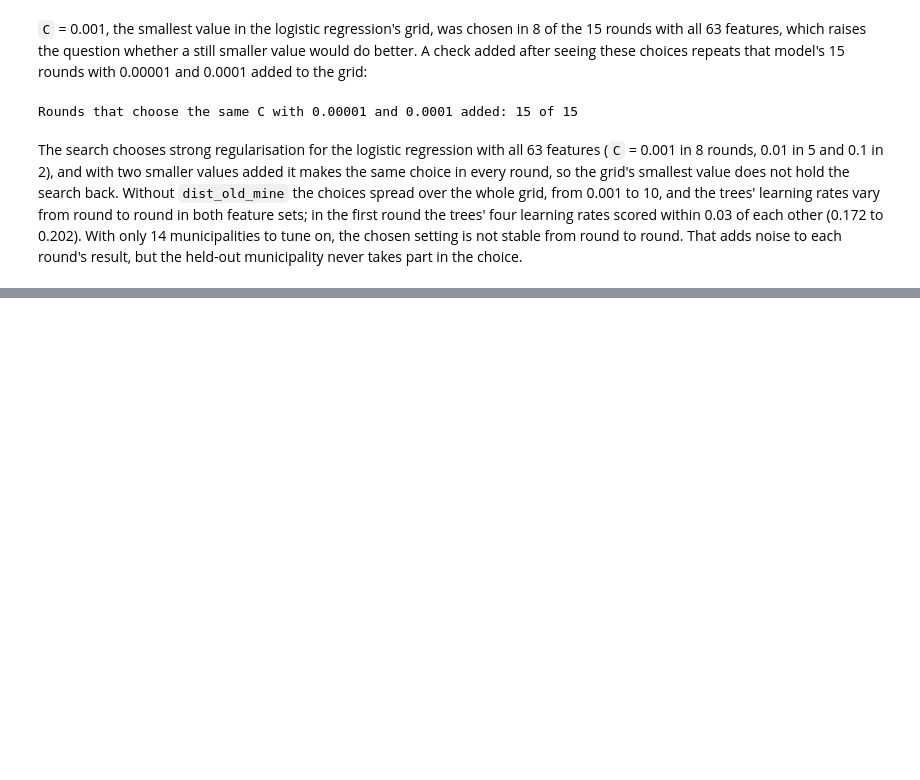
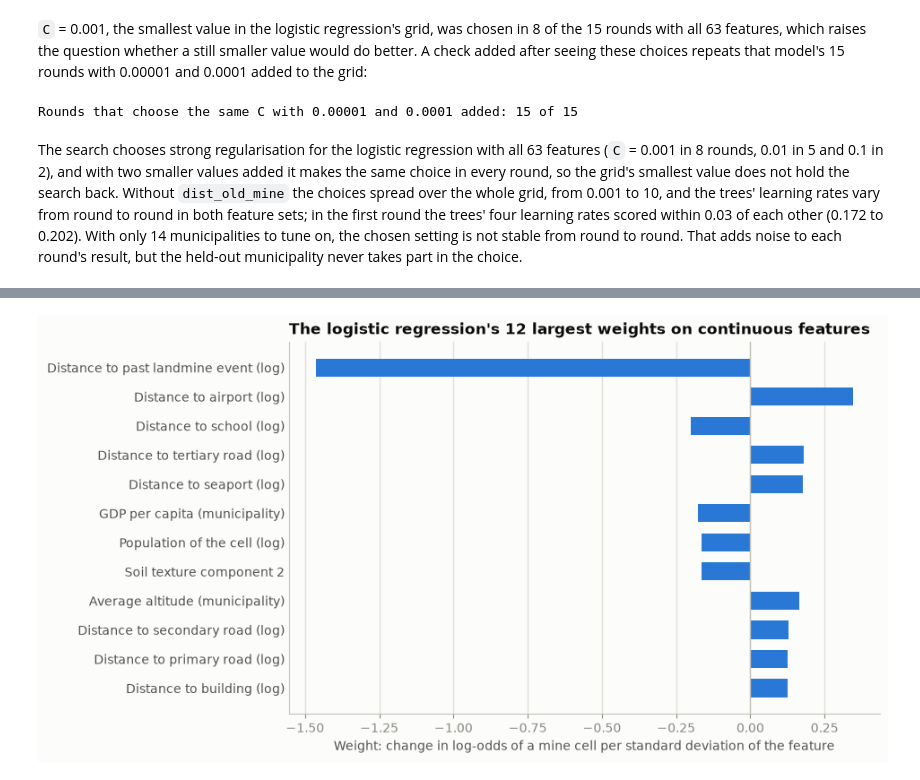
Before and after one commit to travisrcarlson/applied-machine-learning-project, a Jupyter notebook: modeling.ipynb, the cells around one changed output, grey strips where cells are left out. Drawn from its saved outputs; the diff is of its cells as text; code cells hidden in the pictures; blank space fills up the shorter version.

```diff
--- a/modeling.ipynb
+++ b/modeling.ipynb
@@ -868,0 +1195,30 @@ The search chooses strong regularisation for the logistic regression with all 63
+# %%
+FEATURE_LABELS = {
+    "elevation": "Elevation", "rainfall": "Annual rainfall", "temperature": "Average temperature",
+    "population_2012": "Population of the cell (log)", "No. Víctimas por Declaración": "Declared conflict victims (municipality)",
+    "airports_dist": "Distance to airport (log)", "seaport_dist": "Distance to seaport (log)",
+    "settlement_dist": "Distance to settlement (log)", "finance_dist": "Distance to financial institution (log)",
+    "edu_dist": "Distance to school (log)", "buildings_dist": "Distance to building (log)",
+    "waterways_dist": "Distance to waterway (log)", "coca_dist": "Distance to coca crops (log)",
+    "dist_roads_t1": "Distance to primary road (log)", "dist_roads_t2": "Distance to secondary road (log)",
+    "dist_roads_t3": "Distance to tertiary road (log)", "dist_old_mine": "Distance to past landmine event (log)",
+    "soil_texture15_trans1": "Soil texture component 1", "soil_texture15_trans2": "Soil texture component 2",
+    "nighttime_lights_2012": "Night-time lights (log)", "hist_mines": "Past landmine accidents (municipality)",
+    "retro_pobl_tot": "Population (municipality)", "indrural": "Rural index (municipality)",
+    "areaoficialkm2": "Area (municipality)", "altura": "Average altitude (municipality)",
+    "discapital": "Distance to Medellín (municipality, log)", "pib_percapita_cons": "GDP per capita (municipality)"}
+
+final_search = GridSearchCV(make_logistic_regression(FEATURES_63), LR_GRID, scoring="average_precision",
+                            cv=INNER_CV, n_jobs=-1).fit(X, y, groups=groups)
+final_model = final_search.best_estimator_
+names = final_model.named_steps["preprocess"].get_feature_names_out()
+lr_weights = pd.Series(final_model.named_steps["model"].coef_[0], index=names)
+print(f"C chosen on all 15 municipalities: {final_search.best_params_['model__C']}")
+
+continuous_weights = lr_weights[CONTINUOUS]
+largest = continuous_weights.reindex(continuous_weights.abs().sort_values(ascending=False).index[:12])
+display(largest.rename("weight").to_frame().assign(feature=lambda t: t.index.map(FEATURE_LABELS)).round(3))
+onehot_weights = lr_weights[ONEHOT]
+print("Largest one-hot weights (the change for belonging to the class, so not on the same scale):")
+print(onehot_weights.reindex(onehot_weights.abs().sort_values(ascending=False).index[:5]).round(3).to_string())
+print(f"\nElevation weight {lr_weights['elevation']:.3f}; temperature weight {lr_weights['temperature']:.3f}")
@@ -868,0 +1248,13 @@ The search chooses strong regularisation for the logistic regression with all 63
+# %%
+shown = largest.iloc[::-1]
+fig, ax = plt.subplots(figsize=(8.5, 5.4))
+ax.barh([FEATURE_LABELS[c] for c in shown.index], shown, color=COLOURS["Logistic regression"], height=0.62)
+ax.axvline(0, color=BASELINE, linewidth=1)
+ax.set_title("The logistic regression's 12 largest weights on continuous features")
+ax.set_xlabel("Weight: change in log-odds of a mine cell per standard deviation of the feature")
+ax.grid(axis="y", visible=False)
+ax.tick_params(axis="y", length=0, labelcolor=INK_2)
+save_fig(fig, "06_logistic_regression_weights.png")
+plt.show()
+# %% [output]
+[figure, added]
```
Also changed, not shown: parts of 22 cells of this notebook, 4 other files.
